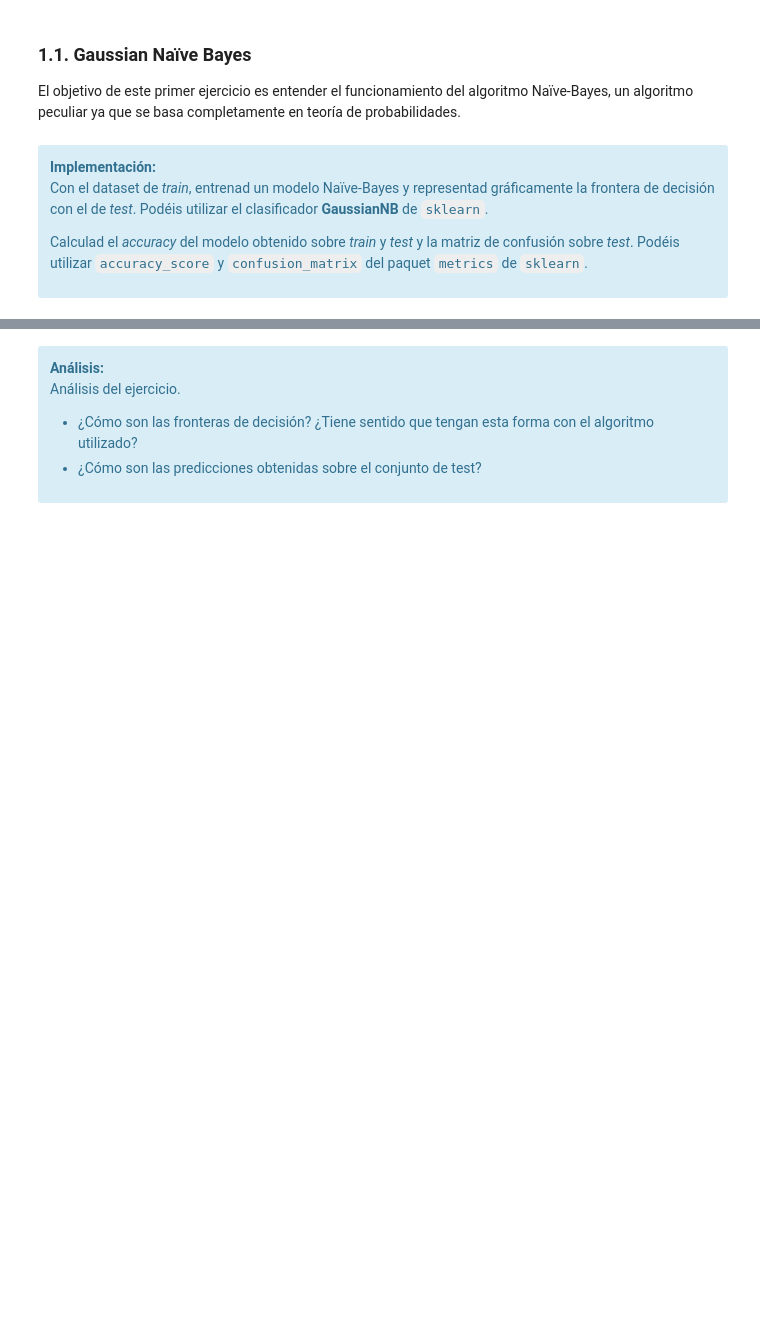
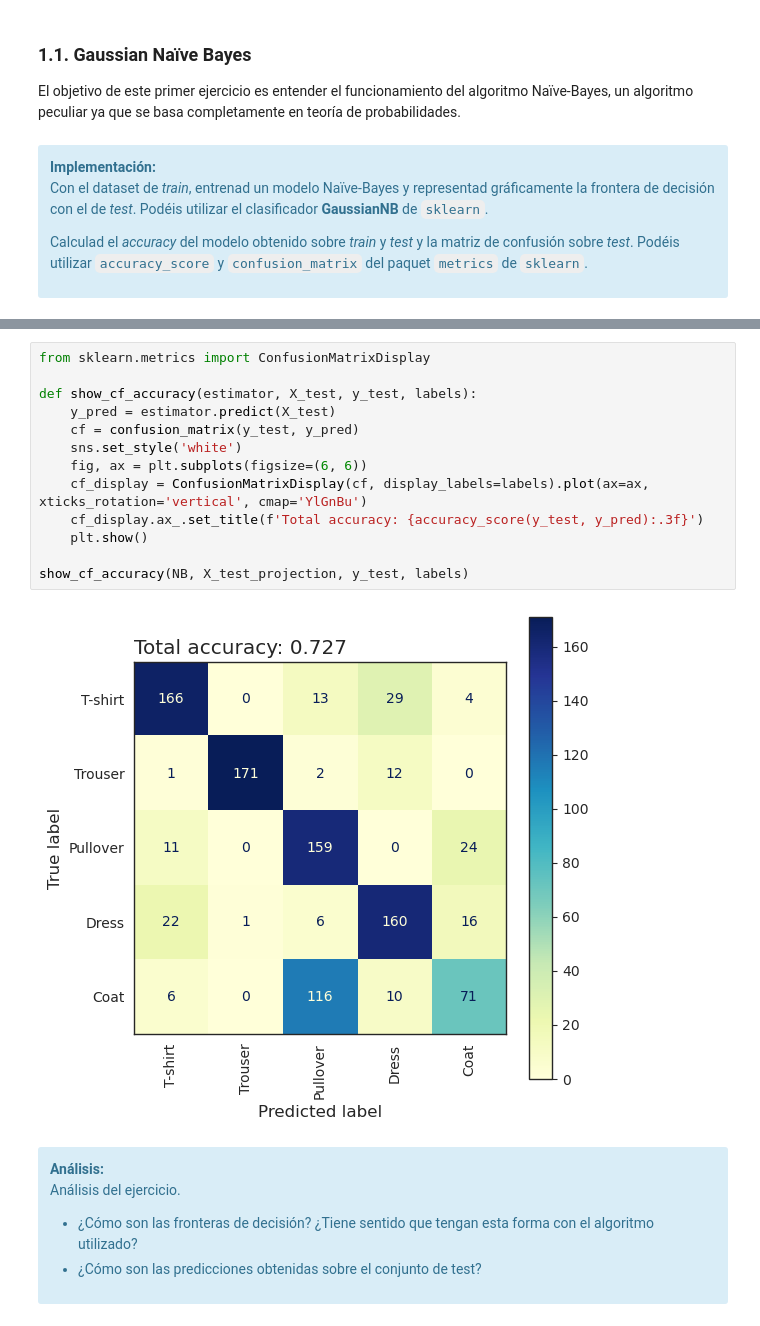
Before and after one commit to gvillalba86/AdvancedDataMininig, a Jupyter notebook: PEC3/20221_M2.855_PEC3_gvillalbaa.ipynb, the cells around one changed output, grey strips where cells are left out. Saved outputs shown, nothing was run; the diff lists cells and outputs as text; blank space fills up the shorter version.

```diff
--- a/PEC3/20221_M2.855_PEC3_gvillalbaa.ipynb
+++ b/PEC3/20221_M2.855_PEC3_gvillalbaa.ipynb
@@ -194,3 +212,18 @@ Calculad el _accuracy_ del modelo obtenido sobre _train_ y _test_ y la matriz de
+# %%
+from sklearn.metrics import ConfusionMatrixDisplay
+
+def show_cf_accuracy(estimator, X_test, y_test, labels):
+    y_pred = estimator.predict(X_test)
+    cf = confusion_matrix(y_test, y_pred)
+    sns.set_style('white')
+    fig, ax = plt.subplots(figsize=(6, 6))
+    cf_display = ConfusionMatrixDisplay(cf, display_labels=labels).plot(ax=ax, xticks_rotation='vertical', cmap='YlGnBu')
+    cf_display.ax_.set_title(f'Total accuracy: {accuracy_score(y_test, y_pred):.3f}')
+    plt.show()
+
+show_cf_accuracy(NB, X_test_projection, y_test, labels)
+# %% [output]
+[figure, added]
 # %% [markdown]
 <div class="alert alert-block alert-info">
 <strong>Análisis:</strong>
```
Also changed, not shown: parts of 21 cells of this notebook.
